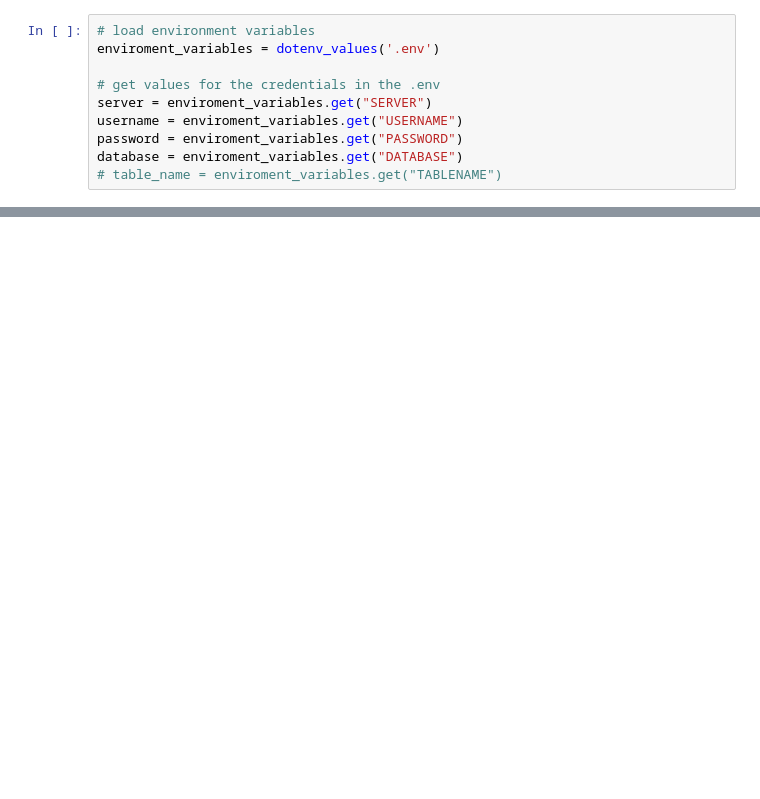
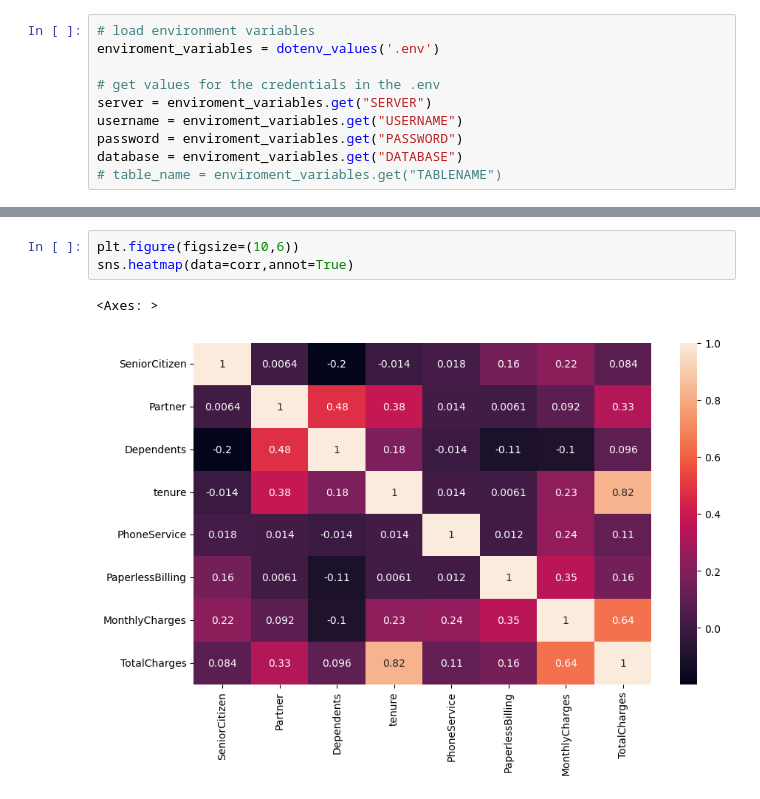
Before and after one commit to obiuzoma/LP2_Project, a Jupyter notebook: lp2.ipynb, the cells around one changed output, grey strips where cells are left out. Drawn from its saved outputs; the diff is of its cells as text; blank space fills up the shorter version.

```diff
--- a/lp2.ipynb
+++ b/lp2.ipynb
@@ -49,0 +248,6 @@ InterfaceError: ('IM002', '[IM002] [Microsoft][ODBC Driver Manager] Data source
+# %%
+plt.figure(figsize=(10,6))
+sns.heatmap(data=corr,annot=True)
+# %% [output]
+<Axes: >
+[figure, added]
```
Also changed, not shown: parts of 63 cells of this notebook.
